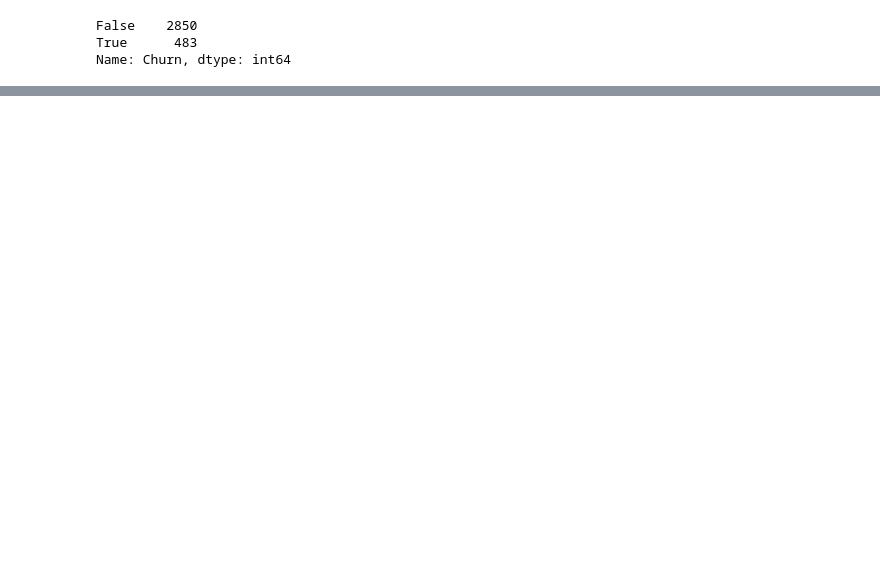
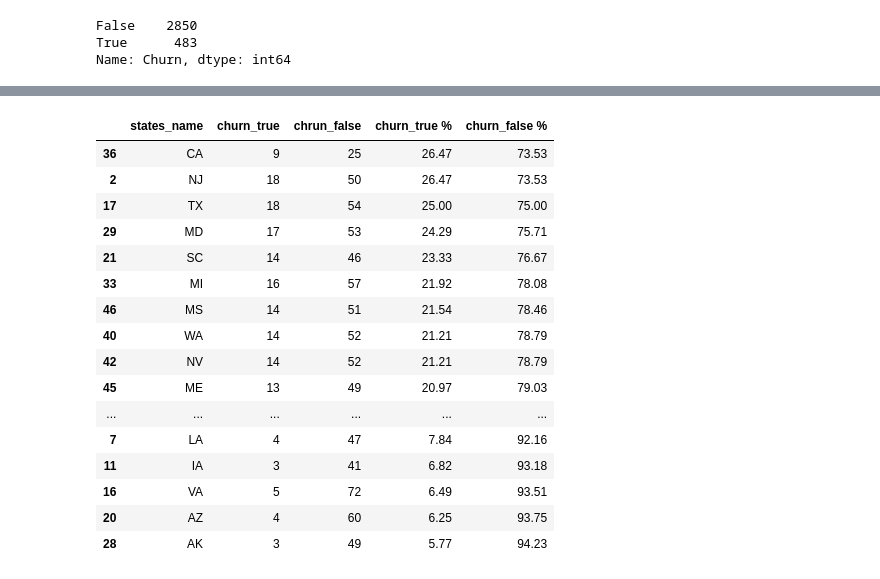
Before and after one commit to tusharraskar/EDA_Alma, a Jupyter notebook: Telecom_Churn_Analysis.ipynb, the cells around one changed output, grey strips where cells are left out. Cells and saved outputs as stored; diff of their text form; code cells hidden in the pictures; blank space fills up the shorter version.

```diff
--- a/Telecom_Churn_Analysis.ipynb
+++ b/Telecom_Churn_Analysis.ipynb
@@ -193,0 +207,20 @@ Name: Churn, dtype: int64
+# %%
+df_statewise_churn_count.sort_values(by=['churn_true %'],ascending=False)[(df['churn_true %']>)]
+# %% [output]
+|  | states_name | churn_true | chrun_false | churn_true % | churn_false % |
+| 36 | CA | 9 | 25 | 26.47 | 73.53 |
+| 2 | NJ | 18 | 50 | 26.47 | 73.53 |
+| 17 | TX | 18 | 54 | 25.00 | 75.00 |
+| 29 | MD | 17 | 53 | 24.29 | 75.71 |
+| 21 | SC | 14 | 46 | 23.33 | 76.67 |
+| 33 | MI | 16 | 57 | 21.92 | 78.08 |
+| 46 | MS | 14 | 51 | 21.54 | 78.46 |
+| 40 | WA | 14 | 52 | 21.21 | 78.79 |
+| 42 | NV | 14 | 52 | 21.21 | 78.79 |
+| 45 | ME | 13 | 49 | 20.97 | 79.03 |
+| ... | ... | ... | ... | ... | ... |
+| 7 | LA | 4 | 47 | 7.84 | 92.16 |
+| 11 | IA | 3 | 41 | 6.82 | 93.18 |
+| 16 | VA | 5 | 72 | 6.49 | 93.51 |
+| 20 | AZ | 4 | 60 | 6.25 | 93.75 |
+| 28 | AK | 3 | 49 | 5.77 | 94.23 |
```
Also changed, not shown: parts of 14 cells of this notebook.
